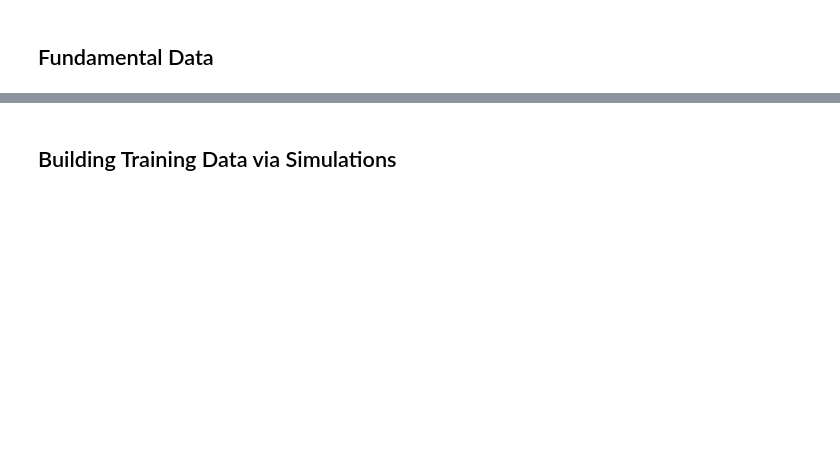
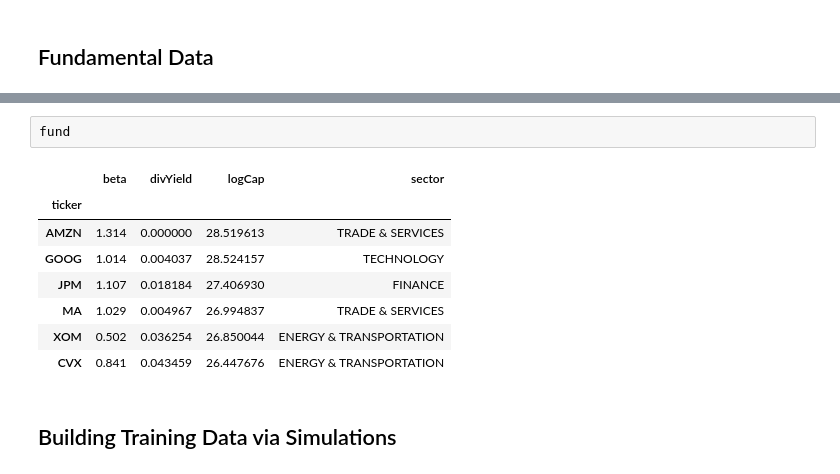
Before and after one commit to schaddha05/PortfolioOptimizationDashboard, a Jupyter notebook: my-dashboard/notebooks/XGBoostRecommender.ipynb, the cells around one changed output, grey strips where cells are left out. Saved outputs shown, nothing was run; the diff lists cells and outputs as text; blank space fills up the shorter version.

```diff
--- a/my-dashboard/notebooks/XGBoostRecommender.ipynb
+++ b/my-dashboard/notebooks/XGBoostRecommender.ipynb
@@ -144,3 +272,14 @@ fund = pd.DataFrame(fund_rows).set_index("ticker")
+# %%
+fund
+# %% [output]
+|  | beta | divYield | logCap | sector |
+| ticker |  |  |  |  |
+| AMZN | 1.314 | 0.000000 | 28.519613 | TRADE & SERVICES |
+| GOOG | 1.014 | 0.004037 | 28.524157 | TECHNOLOGY |
+| JPM | 1.107 | 0.018184 | 27.406930 | FINANCE |
+| MA | 1.029 | 0.004967 | 26.994837 | TRADE & SERVICES |
+| XOM | 0.502 | 0.036254 | 26.850044 | ENERGY & TRANSPORTATION |
+| CVX | 0.841 | 0.043459 | 26.447676 | ENERGY & TRANSPORTATION |
 # %% [markdown]
 ## Building Training Data via Simulations
 # %%
```
Also changed, not shown: parts of 12 cells of this notebook, 45 other files.
